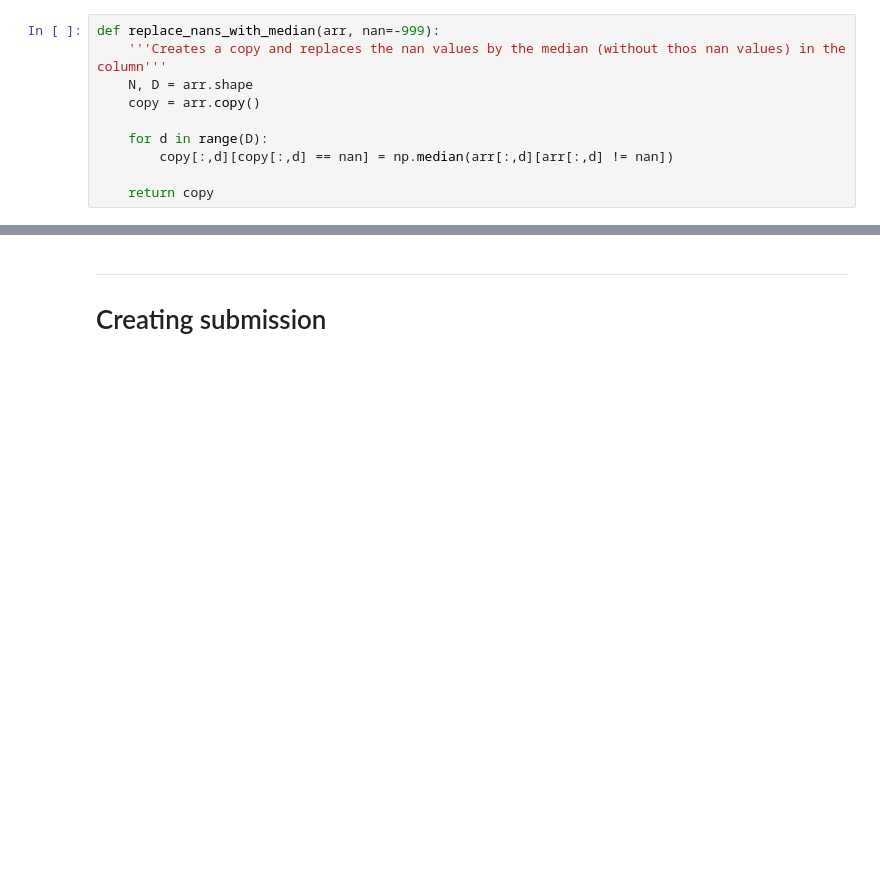
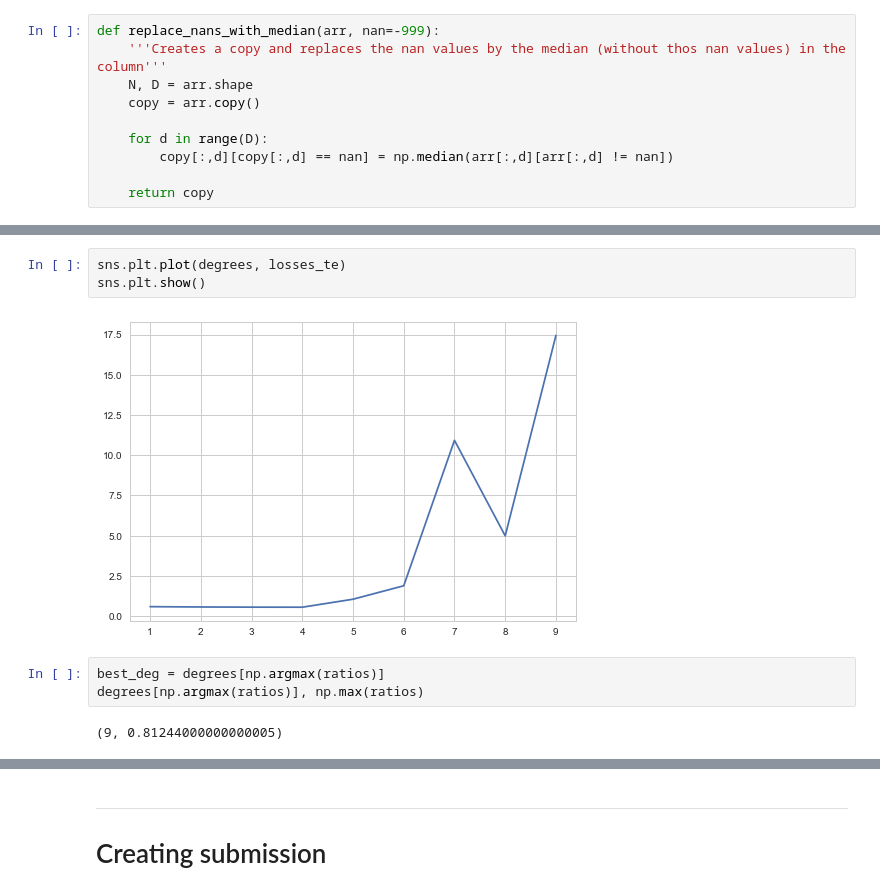
Before and after one commit to PaulQbFeng/MIT_ML_Project, a Jupyter notebook: thibaud work/Thibaud functions.ipynb, the cells around one changed output, grey strips where cells are left out. Cells and saved outputs as stored; diff of their text form; blank space fills up the shorter version.

```diff
--- a/thibaud work/Thibaud functions.ipynb
+++ b/thibaud work/Thibaud functions.ipynb
@@ -486,0 +433,10 @@ Ratio:  0.804576
+# %%
+sns.plt.plot(degrees, losses_te)
+sns.plt.show()
+# %% [output]
+[figure, added]
+# %%
+best_deg = degrees[np.argmax(ratios)]
+degrees[np.argmax(ratios)], np.max(ratios)
+# %% [output]
+(9, 0.81244000000000005)
```
Also changed, not shown: parts of 72 cells of this notebook, 9 other files.
